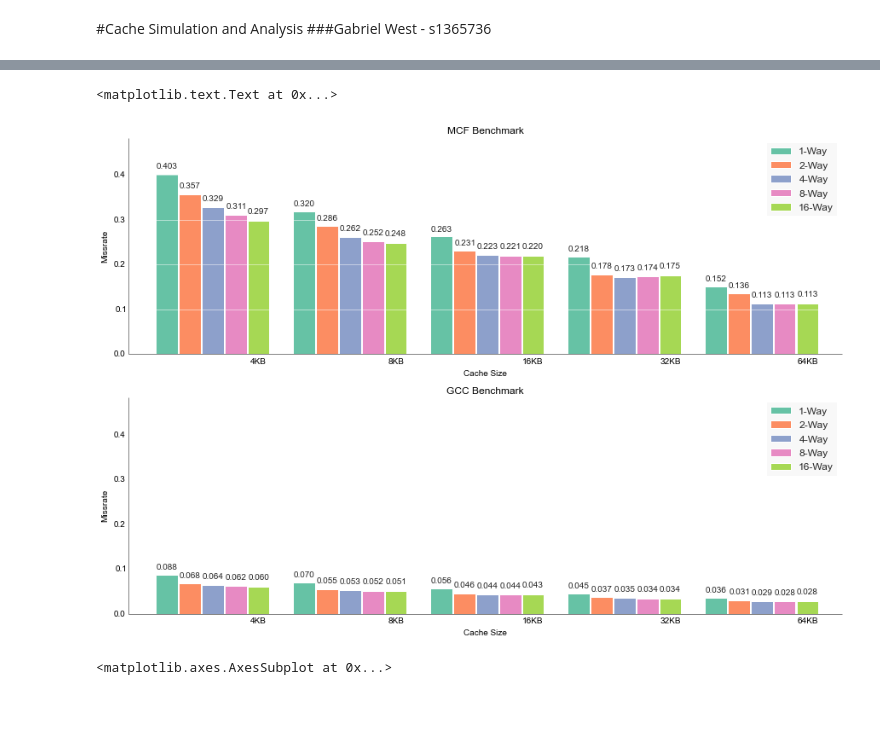
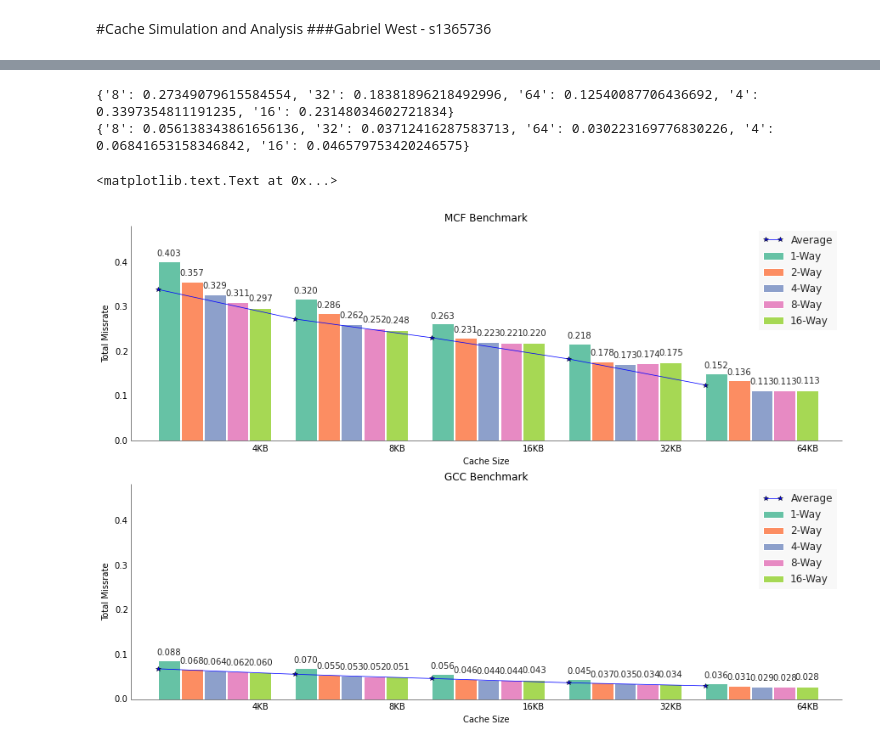
Before and after one commit to nihakue/cache_sim, a Jupyter notebook: Report.ipynb, the cells around one changed output, grey strips where cells are left out. Cells and saved outputs as stored; diff of their text form; code cells hidden in the pictures; blank space fills up the shorter version.

```diff
--- a/Report.ipynb
+++ b/Report.ipynb
@@ -69,42 +63,56 @@ sizes = ['4', '8', '16', '32', '64']
 ways = [1, 2, 4, 8, 16]
 colors = {way: ppl.colors.set2[i] for (i, way) in enumerate(ways)}
 mcf_missrates = {}
+mcf_wmissrate = {}
+mcf_rmissrate = {}
 for i in ways:
     for result in (r for r in mcf_results if r['ways'] == i):
         for size in sizes:
             if result['cache_size'] == int(size)*1024:
                 mcf_missrates.setdefault(i, {})[size] = result['total_missrate']
+                mcf_wmissrate.setdefault(i, {})[size] = result['write_missrate']
+                mcf_rmissrate.setdefault(i, {})[size] = result['read_missrate']
 gcc_missrates = {}
+gcc_wmissrate = {}
+gcc_rmissrate = {}
 for i in ways:
     for result in (r for r in gcc_results if r['ways'] == i):
         for size in sizes:
             if result['cache_size'] == int(size)*1024:
                 gcc_missrates.setdefault(i, {})[size] = result['total_missrate']
+                gcc_wmissrate.setdefault(i, {})[size] = result['write_missrate']
+                gcc_rmissrate.setdefault(i, {})[size] = result['read_missrate']
 left=range(len(sizes))
-traces = [mcf_missrates, gcc_missrates]
+total_missrates = [mcf_missrates, gcc_missrates]
 # %%
 fig, axes = plt.subplots(nrows=2, figsize=(15, 10))
 left = np.linspace(0,20,len(sizes))
-for ax, trace in zip(axes, traces):
+for ax, trace in zip(axes, total_missrates):
     ax.set_ylim([0,.3])
     for i, way in enumerate(ways):
         way_mr = trace[way]
         ppl.bar(ax, [l + i/1.2 for l in left], [way_mr[size] for size in sizes],
                 annotate=way_mr[size],
                 label='%d-Way' % (way),
                 color=colors[way],
-                grid='y',
                 xticklabels=['%sKB' % size for size in sizes])
-        ppl.legend(ax)
-        ax.set_ylabel('Missrate')
+        ax.set_ylabel('Total Missrate')
         ax.set_xlabel('Cache Size')
+    avg_mr = {size: sum(trace[way][size]
+                        for way in trace) / (len(ways) * 1.0)
+              for size in sizes}
+    ppl.plot(ax,
+             left,
+             [avg_mr[size] for size in sizes],
+             'b-*',
+             label='Average',
+             )
+    ppl.legend(ax)
 
 axes[0].set_title('MCF Benchmark')
 axes[1].set_title('GCC Benchmark')
 # %% [output]
-<matplotlib.text.Text at 0x...>
+{'8': 0.27349079615584554, '32': 0.18381896218492996, '64': 0.12540087706436692, '4': 0.3397354811191235, '16': 0.23148034602721834}
+{'8': 0.056138343861656136, '32': 0.03712416287583713, '64': 0.030223169776830226, '4': 0.06841653158346842, '16': 0.046579753420246575}
+<matplotlib.text.Text at 0x...>
-[figure, old version]
+[figure, new version]
-# %%
-axes[0]
-# %% [output]
-<matplotlib.axes.AxesSubplot at 0x...>
```
Also changed, not shown: parts of 9 cells of this notebook, 7 other files.
